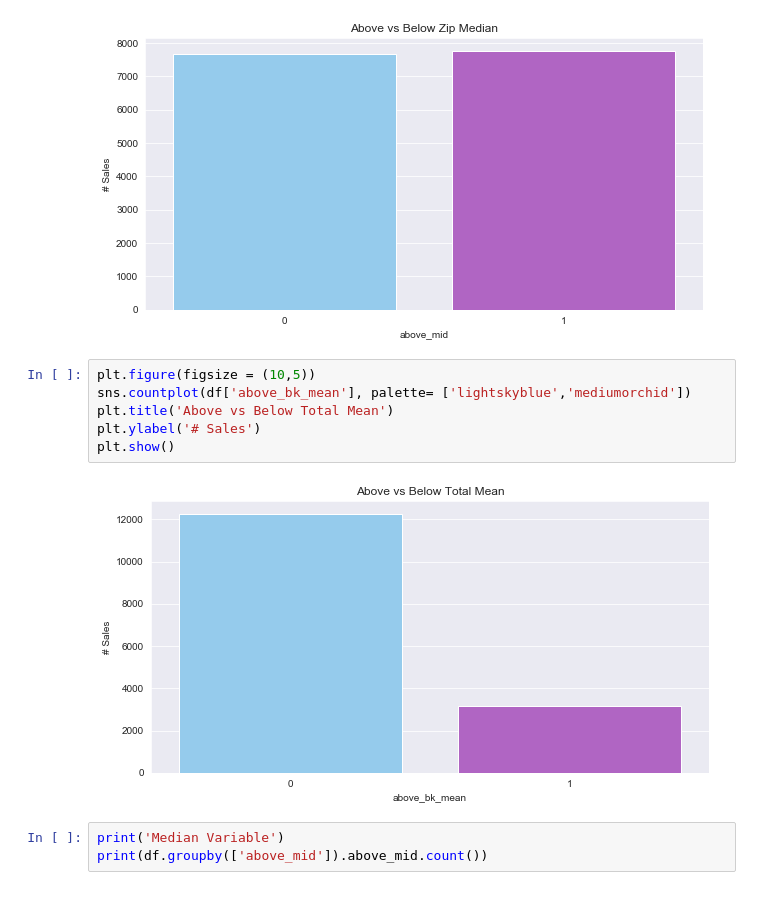
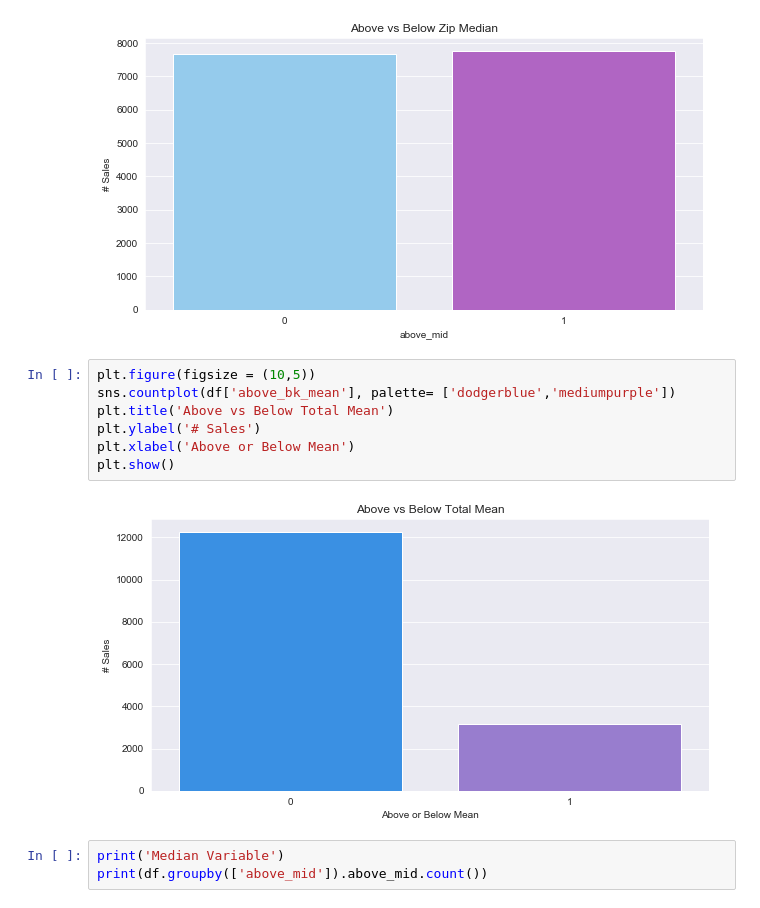
Before and after one commit to ssmithie/classification_project, a Jupyter notebook: Housing_Scraping.ipynb, the cells around one changed output. Drawn from its saved outputs; the diff is of its cells as text.

```diff
--- a/Housing_Scraping.ipynb
+++ b/Housing_Scraping.ipynb
@@ -97,12 +97,13 @@ plt.show()
 [figure]
 # %%
 plt.figure(figsize = (10,5))
-sns.countplot(df['above_bk_mean'], palette= ['lightskyblue','mediumorchid'])
+sns.countplot(df['above_bk_mean'], palette= ['dodgerblue','mediumpurple'])
 plt.title('Above vs Below Total Mean')
 plt.ylabel('# Sales')
+plt.xlabel('Above or Below Mean')
 plt.show()
 # %% [output]
-[figure, old version]
+[figure, new version]
 # %%
 print('Median Variable')
 print(df.groupby(['above_mid']).above_mid.count())
```
Also changed, not shown: parts of 6 cells of this notebook, 2 other files.
